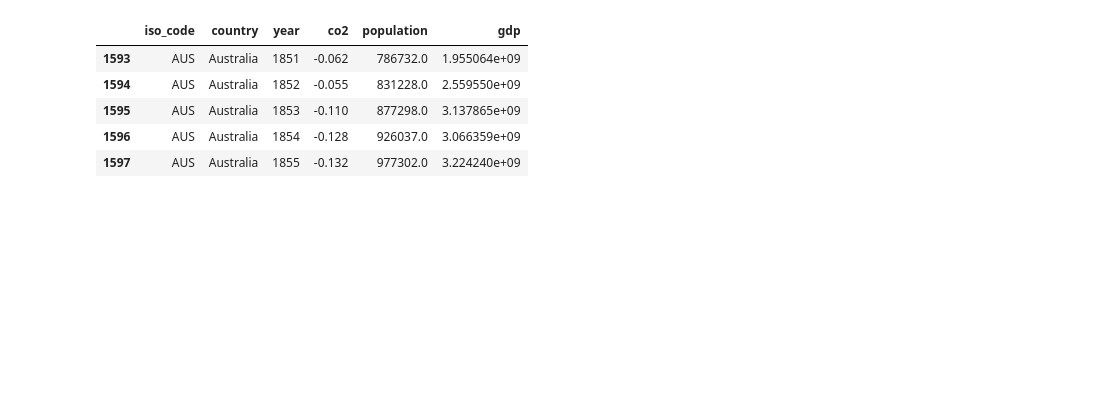
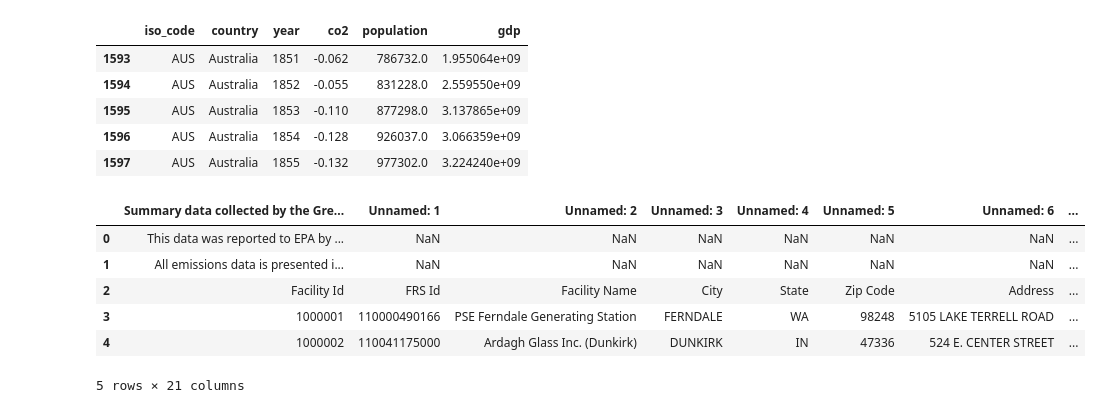
Before and after one commit to ariannacurillo/info2950-finalproject, a Jupyter notebook: Phase 2.ipynb, the cells around one changed output. Drawn from its saved outputs; the diff is of its cells as text; code cells hidden in the pictures; blank space fills up the shorter version.

```diff
--- a/Phase 2.ipynb
+++ b/Phase 2.ipynb
@@ -38,3 +39,15 @@ pollution_data.head()
 | 1595 | AUS | Australia | 1853 | -0.110 | 877298.0 | 3.137865e+09 |
 | 1596 | AUS | Australia | 1854 | -0.128 | 926037.0 | 3.066359e+09 |
 | 1597 | AUS | Australia | 1855 | -0.132 | 977302.0 | 3.224240e+09 |
+# %%
+## load data
+ghg_data = pd.read_csv("ghgp_data_by_year.csv")
+ghg_data.head()
+# %% [output]
+|  | Summary data collected by the Gre... | Unnamed: 1 | Unnamed: 2 | Unnamed: 3 | Unnamed: 4 | Unnamed: 5 | Unnamed: 6 | ... |
+| 0 | This data was reported to EPA by ... | NaN | NaN | NaN | NaN | NaN | NaN | ... |
+| 1 | All emissions data is presented i... | NaN | NaN | NaN | NaN | NaN | NaN | ... |
+| 2 | Facility Id | FRS Id | Facility Name | City | State | Zip Code | Address | ... |
+| 3 | 1000001 | 110000490166 | PSE Ferndale Generating Station | FERNDALE | WA | 98248 | 5105 LAKE TERRELL ROAD | ... |
+| 4 | 1000002 | 110041175000 | Ardagh Glass Inc. (Dunkirk) | DUNKIRK | IN | 47336 | 524 E. CENTER STREET | ... |
+5 rows × 21 columns
```
Also changed, not shown: parts of 14 cells of this notebook.
